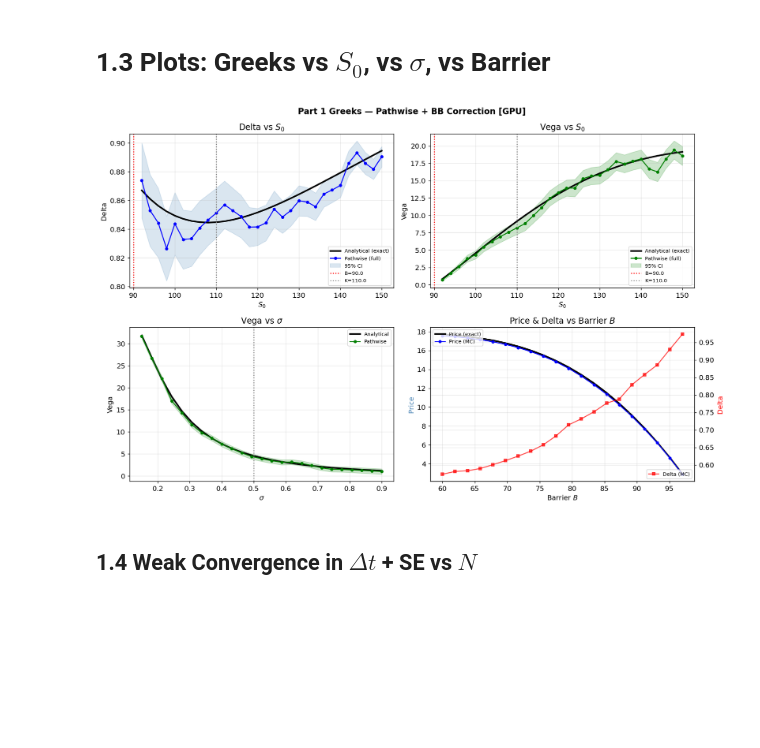
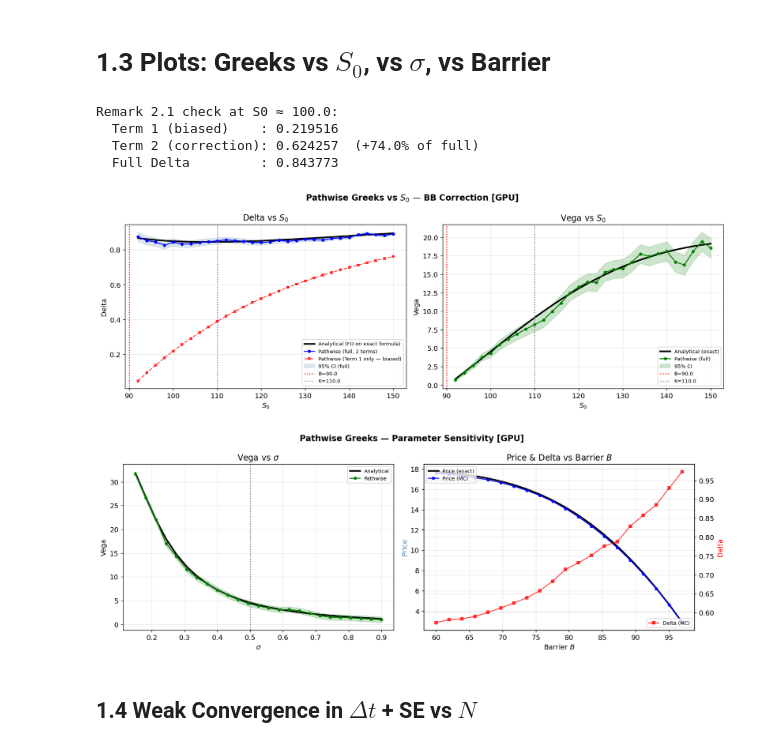
Before and after one commit to hamzaelarji/Simulation-method-for-finance-coursework, a Jupyter notebook: collab/MATH70113_NB.ipynb, the cells around one changed output. Saved outputs shown, nothing was run; the diff lists cells and outputs as text; code cells hidden in the pictures; blank space fills up the shorter version.

```diff
--- a/collab/MATH70113_NB.ipynb
+++ b/collab/MATH70113_NB.ipynb
@@ -309,33 +319,47 @@ Barrier sweep (20 values, shared Z): 2.32s  [GPU]
 # 1. Extract MC results from res_s0
 delta_s0 = np.array([x['delta'] for x in res_s0])
 delta_s0_se = np.array([x['delta_se'] for x in res_s0])
+delta_s0_term1 = np.array([x['term1_d']  for x in res_s0])  # biased (term 1 only)
 vega_s0 = np.array([x['vega'] for x in res_s0])
 vega_s0_se = np.array([x['vega_se'] for x in res_s0])
 
 # 2. Calculate exact analytical curves (via finite differences on BS formula)
 eps_s = 0.5
-delta_exact_curve = [(do_call_price(s+eps_s, K_opt, B_base, r, sigma, T) -
-                      do_call_price(s-eps_s, K_opt, B_base, r, sigma, T)) / (2*eps_s)
-                     for s in s0_vals]
+delta_exact_curve = [derivative(lambda s: do_call_price(s, K_opt, B_base, r, sigma, T),
+                         s0, dx=1e-5, n=1) for s in s0_vals]
 
 eps_v = 0.002
-vega_exact_curve = [(do_call_price(s, K_opt, B_base, r, sigma+eps_v, T) -
-                     do_call_price(s, K_opt, B_base, r, sigma-eps_v, T)) / (2*eps_v)
-                    for s in s0_vals]
+vega_exact_curve = [derivative(lambda v: do_call_price(s0, K_opt, B_base, r, v, T),
+                        sigma, dx=1e-5, n=1) for s in s0_vals]
 
-# Create a 2x2 grid for the subplots
-fig, axes = plt.subplots(2, 2, figsize=(14, 9))
-ax1, ax2, ax3, ax4 = axes.flatten()
+# Figure 1: Delta vs S0 + Vega vs S0
+fig1, (ax1, ax2) = plt.subplots(1, 2, figsize=(14, 5))
 
 # 1. Delta vs S0 (Top Left)
-ax1.plot(s0_vals, delta_exact_curve, 'k-', lw=2.5, label='Analytical (exact)')
-ax1.plot(s0_vals, delta_s0, 'b-o', ms=4, label='Pathwise (full)')
-ax1.fill_between(s0_vals, delta_s0-1.96*delta_s0_se, delta_s0+1.96*delta_s0_se,
-                alpha=0.2, color='steelblue', label='95% CI')
+ax1.plot(s0_vals, delta_exact_curve, 'k-',   lw=2.5, label='Analytical (FD on exact formula)')
+ax1.plot(s0_vals, delta_s0,          'b-o',  ms=4,   label='Pathwise (full, 2 terms)')
+ax1.plot(s0_vals, delta_s0_term1,    'r--s', ms=3,   alpha=0.7,
+         label='Pathwise (Term 1 only — biased)')
+ax1.fill_between(s0_vals,
+                 delta_s0 - 1.96*delta_s0_se,
+                 delta_s0 + 1.96*delta_s0_se,
+                 alpha=0.2, color='steelblue', label='95% CI (full)')
 ax1.axvline(B_base, color='red',  ls=':', lw=1.5, label=f'B={B_base}')
 ax1.axvline(K_opt,  color='gray', ls=':', lw=1.5, label=f'K={K_opt}')
-ax1.set_xlabel('$S_0$'); ax1.set_ylabel('Delta'); ax1.set_title('Delta vs $S_0$')
-ax1.legend(fontsize=8)
+ax1.set_xlabel('$S_0$');  ax1.set_ylabel('Delta')
+ax1.set_title('Delta vs $S_0$');  ax1.legend(fontsize=8)
+
+# ── Remark 2.1 verification: relative contribution of Term 2 at s0=100 ──────
+# Find index closest to s0=100
+d_full  = float(res['delta'])
+d_term1 = float(res['term1_d'])
+d_term2 = d_full - d_term1
+frac    = 100.0 * d_term2 / d_full
+print(f"Remark 1 check (N={N_MAIN:,}, s0={s0} exact):")
+print(f"  Term 1 = {d_term1:.3f}")
+print(f"  Term 2 = {d_term2:.3f}")
+print(f"  Full Δ̂  = {d_full:.3f}  [same as Table 1]")
+print(f"  Term 2 contributes {frac:.1f}% of Δ̂")
 
 # 2. Vega vs S0 (Top Right) - The newly added plot
 ax2.plot(s0_vals, vega_exact_curve, 'k-', lw=2.5, label='Analytical (exact)')
@@ -346,41 +370,52 @@ ax2.axvline(B_base, color='red',  ls=':', lw=1.5, label=f'B={B_base}')
 ax2.axvline(K_opt,  color='gray', ls=':', lw=1.5, label=f'K={K_opt}')
 ax2.set_xlabel('$S_0$'); ax2.set_ylabel('Vega'); ax2.set_title('Vega vs $S_0$')
 ax2.legend(fontsize=8)
+
+fig1.suptitle(f'Pathwise Greeks vs $S_0$ — BB Correction [{DEVICE}]', fontweight='bold')
+plt.tight_layout()
+plt.savefig('greeks_s0.png', **SAVEFIG_KW);  plt.show()
+
+# Figure 2: Vega vs sigma + Price/Delta vs B
+fig2, (ax3, ax4) = plt.subplots(1, 2, figsize=(14, 5))
 
 # 3. Vega vs sigma (Bottom Left)
 vega_sig = np.array([x['vega'] for x in res_sig])
 vega_sig_se = np.array([x['vega_se'] for x in res_sig])
 vega_exact_sig = [(do_call_price(s0, K_opt, B_base, r, sv+eps_v, T)
                  - do_call_price(s0, K_opt, B_base, r, sv-eps_v, T))/(2*eps_v)
                   for sv in sigma_vals]
 ax3.plot(sigma_vals, vega_exact_sig, 'k-', lw=2.5, label='Analytical')
 ax3.plot(sigma_vals, vega_sig, 'g-o', ms=4, label='Pathwise')
 ax3.fill_between(sigma_vals, vega_sig-1.96*vega_sig_se, vega_sig+1.96*vega_sig_se,
                 alpha=0.2, color='green')
 ax3.axvline(sigma, color='gray', ls=':', lw=1.5)
 ax3.set_xlabel('$\\sigma$'); ax3.set_ylabel('Vega'); ax3.set_title('Vega vs $\\sigma$')
 ax3.legend(fontsize=8)
 
 # 4. Delta vs Barrier B (Bottom Right)
 delta_B = np.array([x['delta'] for x in res_B])
 price_B = np.array([x['price'] for x in res_B])
 price_B_exact = [do_call_price(s0, K_opt, b, r, sigma, T) for b in B_vals]
 ax4.plot(B_vals, price_B_exact, 'k-', lw=2.5, label='Price (exact)')
 ax4.plot(B_vals, price_B, 'b-o', ms=4, label='Price (MC)')
 ax4b = ax4.twinx()
 ax4b.plot(B_vals, delta_B, 'r-s', ms=4, label='Delta (MC)', alpha=0.7)
 ax4b.set_ylabel('Delta', color='red')
 ax4.set_xlabel('Barrier $B$'); ax4.set_ylabel('Price', color='steelblue')
 ax4.set_title('Price & Delta vs Barrier $B$')
 ax4.legend(fontsize=8, loc='upper left')
 ax4b.legend(fontsize=8, loc='lower right')
 
-fig.suptitle(f'Part 1 Greeks — Pathwise + BB Correction [{DEVICE}]', fontweight='bold')
+fig2.suptitle(f'Pathwise Greeks — Parameter Sensitivity [{DEVICE}]', fontweight='bold')
 plt.tight_layout()
-plt.savefig('greeks_all.png', **SAVEFIG_KW)
-plt.show()
+plt.savefig('greeks_params.png', **SAVEFIG_KW);  plt.show()
 # %% [output]
+Remark 2.1 check at S0 ≈ 100.0:
+  Term 1 (biased)    : 0.219516
+  Term 2 (correction): 0.624257  (+74.0% of full)
+  Full Delta         : 0.843773
-[figure, old version]
+[figure, new version]
+[figure, added]
 # %% [markdown]
 ## 1.4  Weak Convergence in $\Delta t$ + SE vs $N$
 # %%
```
Also changed, not shown: parts of 10 cells of this notebook, 1 other file.
